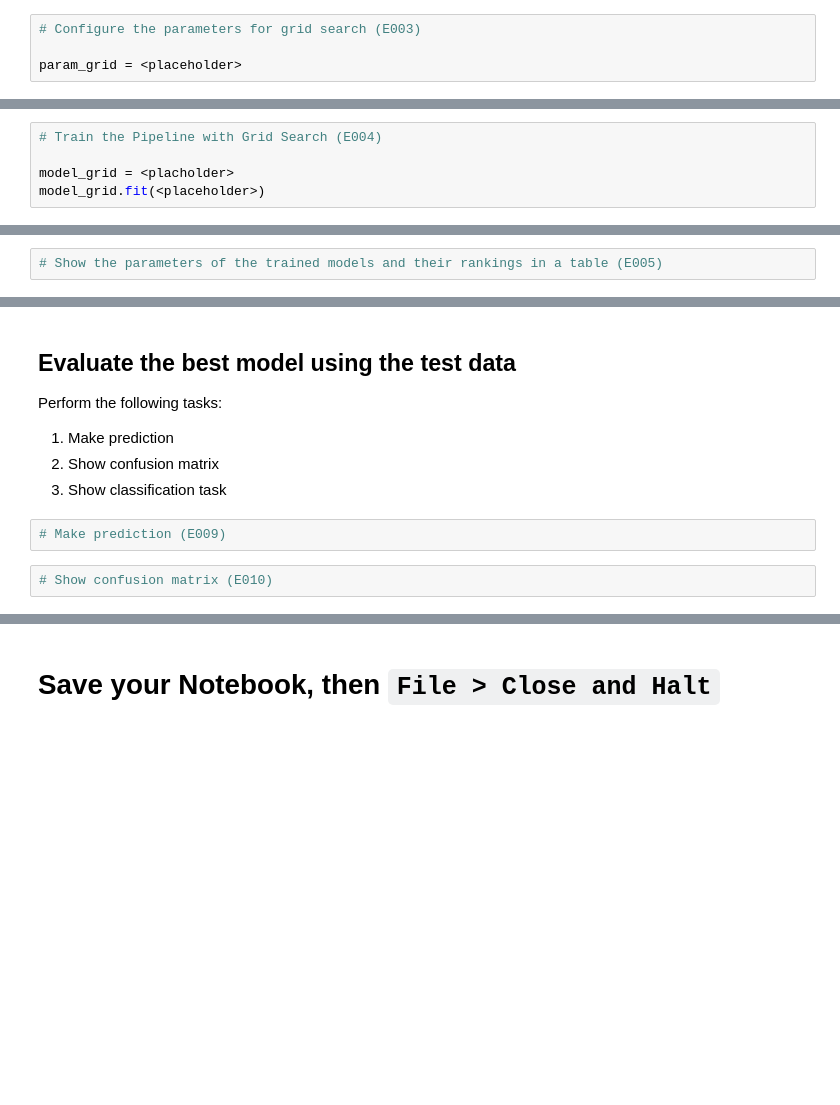
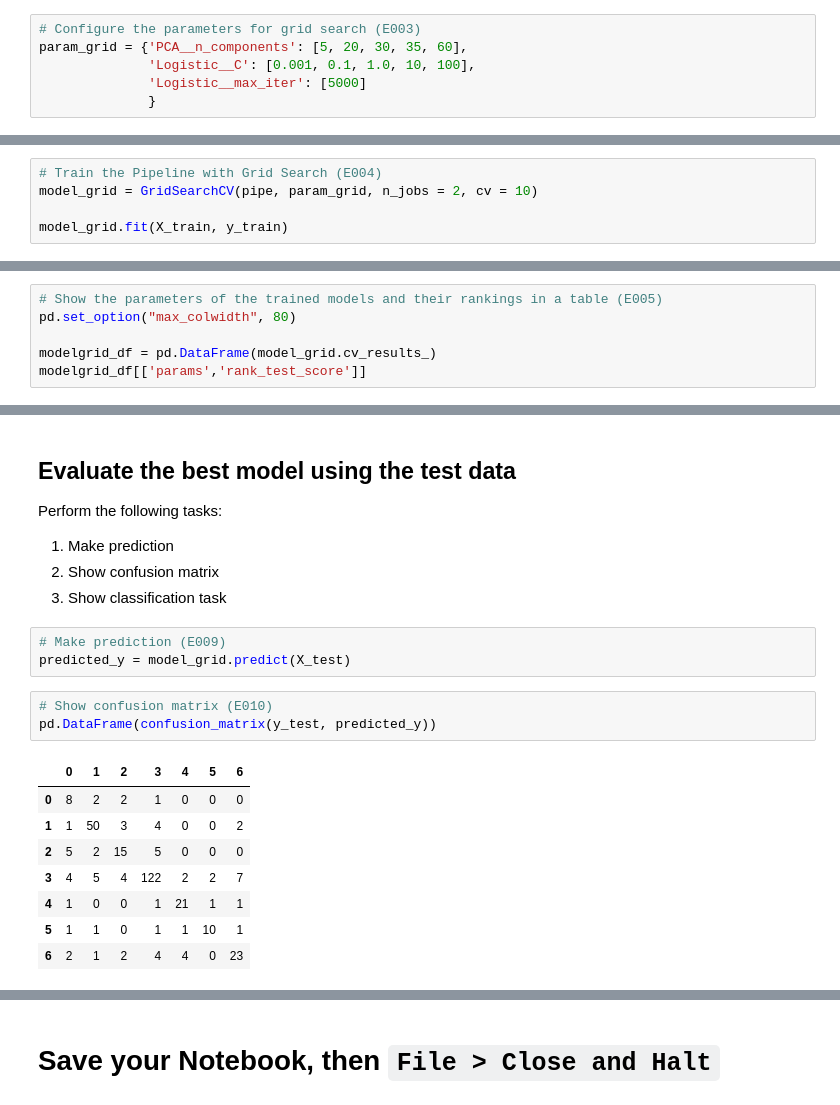
Before and after one commit to SteeltownRiot/DSA, a Jupyter notebook: DSA-8010 Applied Machine Learning/Module 5 - AML Prep--Grid Search & Pipeline/Exercises/Pipeline.ipynb, the cells around one changed output, grey strips where cells are left out. Drawn from its saved outputs; the diff is of its cells as text; blank space fills up the shorter version.

```diff
--- a/DSA-8010 Applied Machine Learning/Module 5 - AML Prep--Grid Search & Pipeline/Exercises/Pipeline.ipynb
+++ b/DSA-8010 Applied Machine Learning/Module 5 - AML Prep--Grid Search & Pipeline/Exercises/Pipeline.ipynb
@@ -122,12 +139,14 @@ pipe = <placeholder>
 ## Configure the Parameters for Grid Search
 # %%
 # Configure the parameters for grid search (E003)
-
-param_grid = <placeholder>
+param_grid = {'PCA__n_components': [5, 20, 30, 35, 60],
+              'Logistic__C': [0.001, 0.1, 1.0, 10, 100],
+              'Logistic__max_iter': [5000]
+              }
 # %% [markdown]
 ## Train the Pipeline with Grid Search
 # %%
 # Train the Pipeline with Grid Search (E004)
+model_grid = GridSearchCV(pipe, param_grid, n_jobs = 2, cv = 10)
 
-model_grid = <placholder>
-model_grid.fit(<placeholder>)
+model_grid.fit(X_train, y_train)
@@ -137,3 +164,7 @@ Once the pipline is fitted, we can address the following tasks.
 ## Show the parameters of the trained models and their rankings within this pipeline
 # %%
 # Show the parameters of the trained models and their rankings in a table (E005)
+pd.set_option("max_colwidth", 80)
+
+modelgrid_df = pd.DataFrame(model_grid.cv_results_)
+modelgrid_df[['params','rank_test_score']]
@@ -159,7 +221,18 @@ Perform the following tasks:
 1. Show classification task
 # %%
 # Make prediction (E009)
+predicted_y = model_grid.predict(X_test)
 # %%
 # Show confusion matrix (E010)
+pd.DataFrame(confusion_matrix(y_test, predicted_y))
+# %% [output]
+|  | 0 | 1 | 2 | 3 | 4 | 5 | 6 |
+| 0 | 8 | 2 | 2 | 1 | 0 | 0 | 0 |
+| 1 | 1 | 50 | 3 | 4 | 0 | 0 | 2 |
+| 2 | 5 | 2 | 15 | 5 | 0 | 0 | 0 |
+| 3 | 4 | 5 | 4 | 122 | 2 | 2 | 7 |
+| 4 | 1 | 0 | 0 | 1 | 21 | 1 | 1 |
+| 5 | 1 | 1 | 0 | 1 | 1 | 10 | 1 |
+| 6 | 2 | 1 | 2 | 4 | 4 | 0 | 23 |
 # %%
 # Show the classification report (E011)
```
Also changed, not shown: parts of 11 cells of this notebook.
